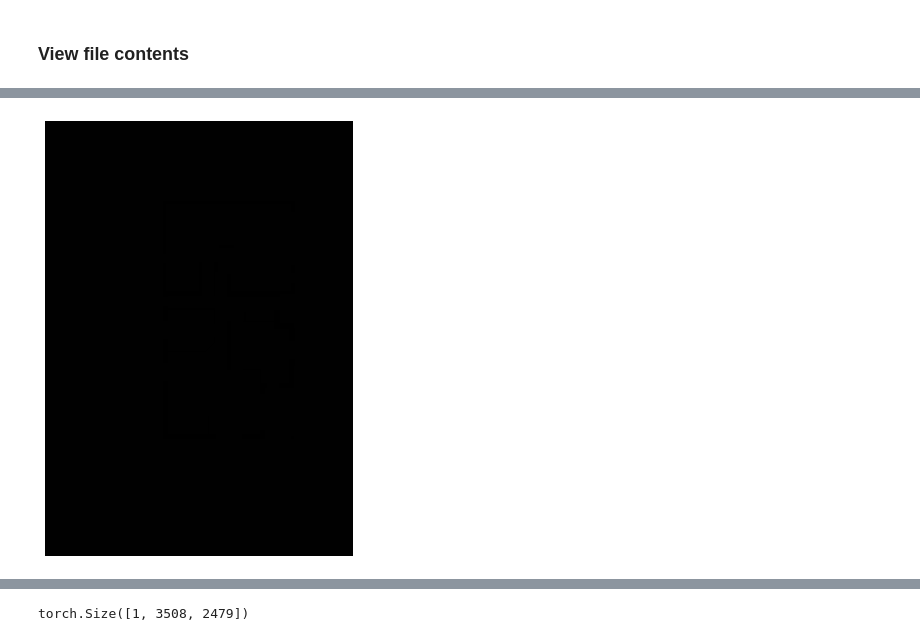
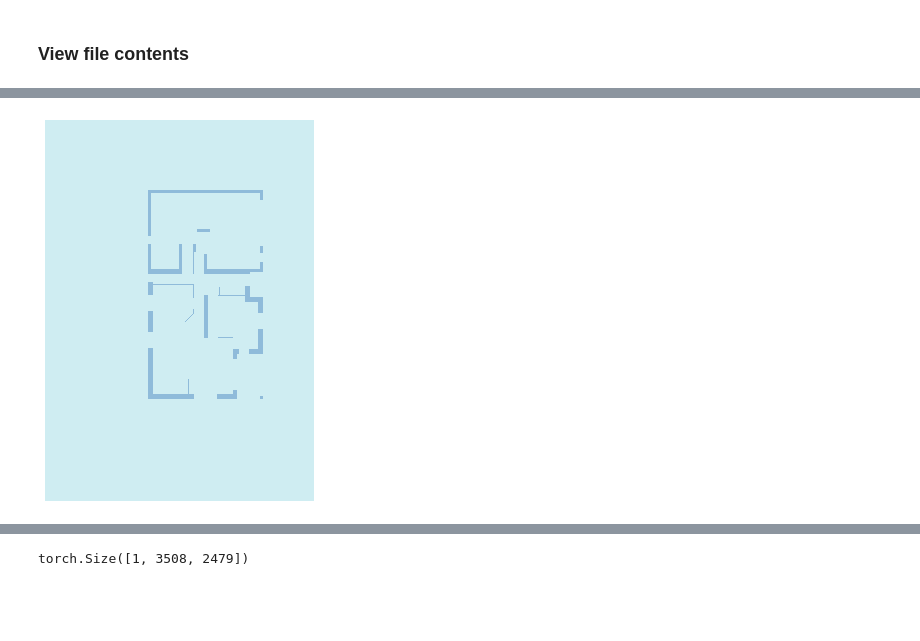
Before and after one commit to Michael-C-Nurse/DL-Wall-Detector, a Jupyter notebook: Wall Detector - Image Segmentation.ipynb, the cells around one changed output, grey strips where cells are left out. Cells and saved outputs as stored; diff of their text form; code cells hidden in the pictures; blank space fills up the shorter version.

```diff
--- a/Wall Detector - Image Segmentation.ipynb
+++ b/Wall Detector - Image Segmentation.ipynb
@@ -94,5 +92,7 @@ open_image(image_list[0]).show(figsize=(8,8))
 # %%
-#mask is not a standard image file
-open_image(mask_list[0]).show(figsize=(8,8))
+#it seems mask is not a standard image file
+#luckily fastai provides a convenient function to view masks
+
+open_mask(mask_list[0]).show(figsize=(7,7))
 # %% [output]
-[figure, old version]
+[figure, new version]
```
Also changed, not shown: parts of 42 cells of this notebook.
